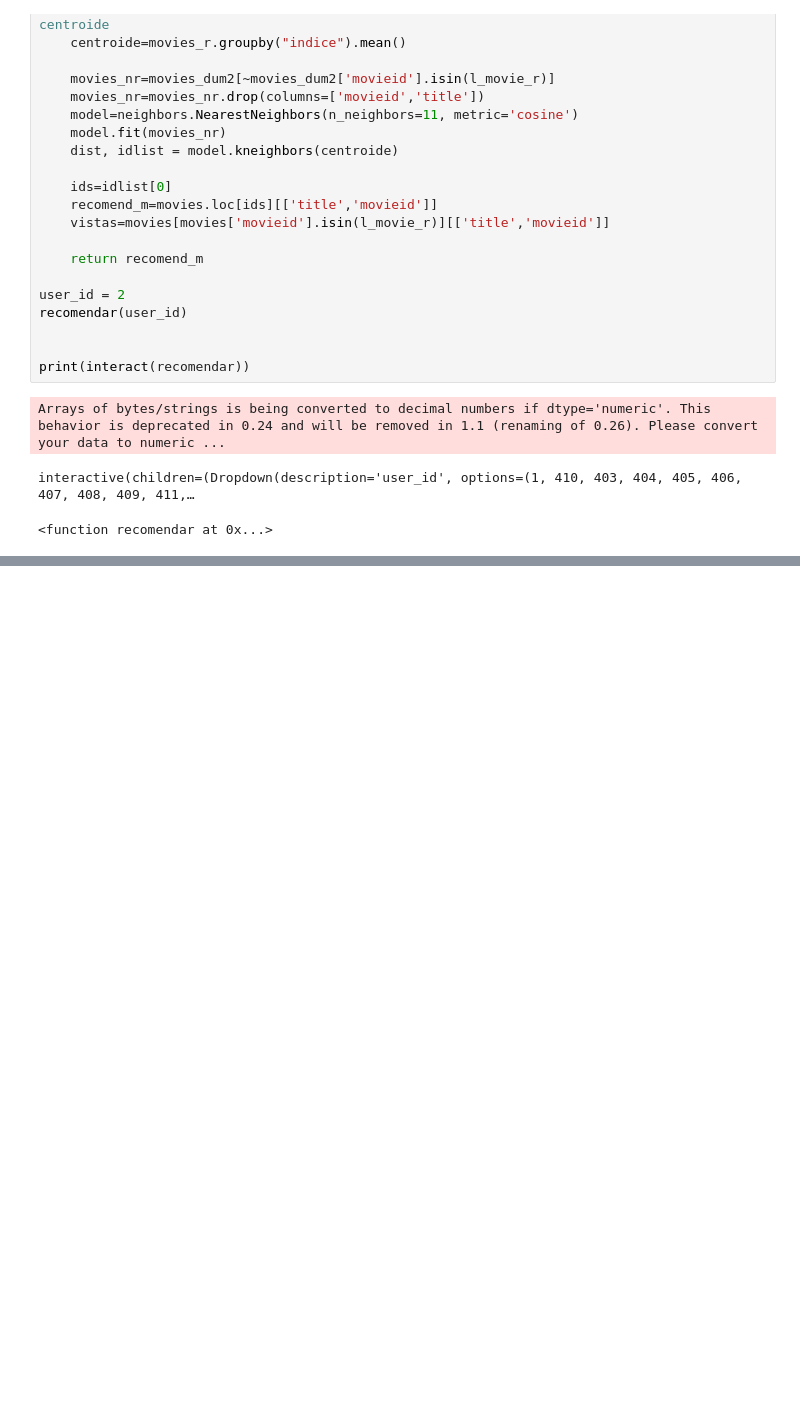
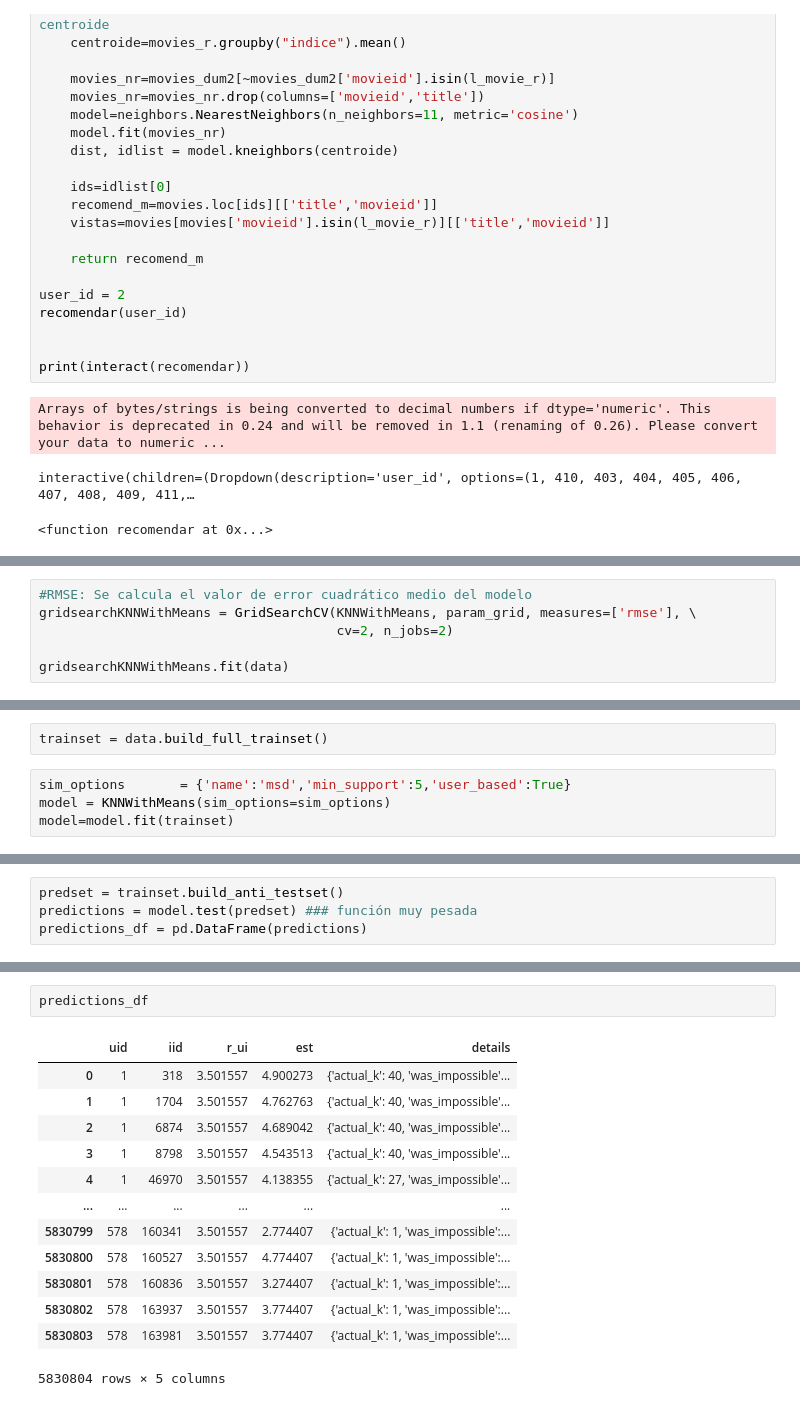
Before and after one commit to Bast-aleja/Marketing_1, a Jupyter notebook: Lectura_y_depuración_bases_Trabajo_peliculasreal.ipynb, the cells around one changed output, grey strips where cells are left out. Saved outputs shown, nothing was run; the diff lists cells and outputs as text; blank space fills up the shorter version.

```diff
--- a/Lectura_y_depuración_bases_Trabajo_peliculasreal.ipynb
+++ b/Lectura_y_depuración_bases_Trabajo_peliculasreal.ipynb
@@ -828,0 +945,6 @@ interactive(children=(Dropdown(description='user_id', options=(1, 410, 403, 404,
+# %%
+#RMSE: Se calcula el valor de error cuadrático medio del modelo
+gridsearchKNNWithMeans = GridSearchCV(KNNWithMeans, param_grid, measures=['rmse'], \
+                                      cv=2, n_jobs=2)
+
+gridsearchKNNWithMeans.fit(data)
@@ -828,0 +965,6 @@ interactive(children=(Dropdown(description='user_id', options=(1, 410, 403, 404,
+# %%
+trainset = data.build_full_trainset()
+# %%
+sim_options       = {'name':'msd','min_support':5,'user_based':True}
+model = KNNWithMeans(sim_options=sim_options)
+model=model.fit(trainset)
@@ -828,0 +974,4 @@ interactive(children=(Dropdown(description='user_id', options=(1, 410, 403, 404,
+# %%
+predset = trainset.build_anti_testset()
+predictions = model.test(predset) ### función muy pesada
+predictions_df = pd.DataFrame(predictions)
@@ -828,0 +1002,16 @@ interactive(children=(Dropdown(description='user_id', options=(1, 410, 403, 404,
+# %%
+predictions_df
+# %% [output]
+|  | uid | iid | r_ui | est | details |
+| 0 | 1 | 318 | 3.501557 | 4.900273 | {'actual_k': 40, 'was_impossible'... |
+| 1 | 1 | 1704 | 3.501557 | 4.762763 | {'actual_k': 40, 'was_impossible'... |
+| 2 | 1 | 6874 | 3.501557 | 4.689042 | {'actual_k': 40, 'was_impossible'... |
+| 3 | 1 | 8798 | 3.501557 | 4.543513 | {'actual_k': 40, 'was_impossible'... |
+| 4 | 1 | 46970 | 3.501557 | 4.138355 | {'actual_k': 27, 'was_impossible'... |
+| ... | ... | ... | ... | ... | ... |
+| 5830799 | 578 | 160341 | 3.501557 | 2.774407 | {'actual_k': 1, 'was_impossible':... |
+| 5830800 | 578 | 160527 | 3.501557 | 4.774407 | {'actual_k': 1, 'was_impossible':... |
+| 5830801 | 578 | 160836 | 3.501557 | 3.274407 | {'actual_k': 1, 'was_impossible':... |
+| 5830802 | 578 | 163937 | 3.501557 | 3.774407 | {'actual_k': 1, 'was_impossible':... |
+| 5830803 | 578 | 163981 | 3.501557 | 3.774407 | {'actual_k': 1, 'was_impossible':... |
+5830804 rows × 5 columns
```
Also changed, not shown: parts of 32 cells of this notebook.
